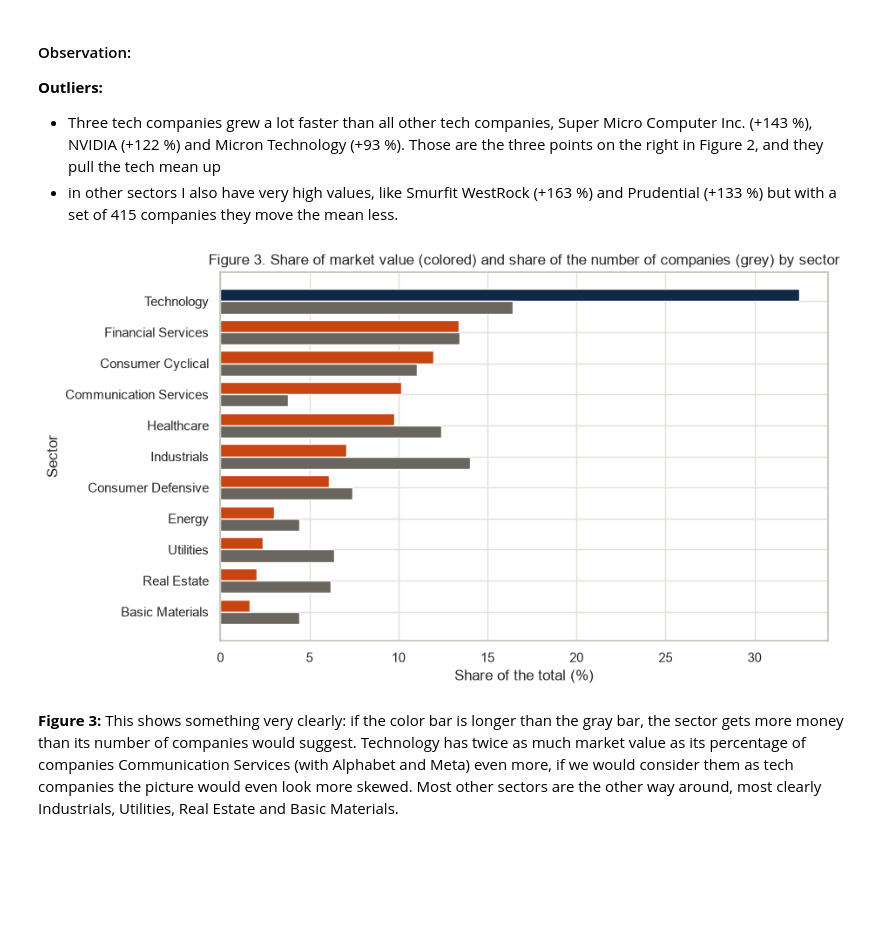
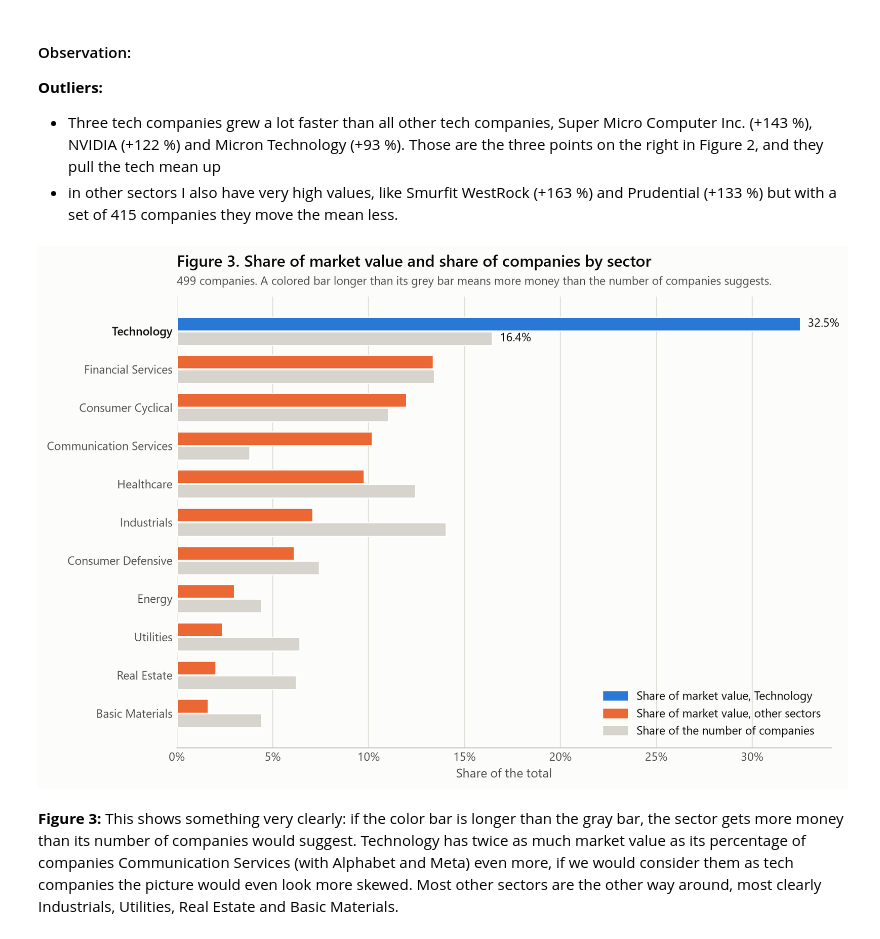
Before and after one commit to Tobolove/sp500-tech-concentration-analysis, a Jupyter notebook: analysis.ipynb, the cells around one changed output. Saved outputs shown, nothing was run; the diff lists cells and outputs as text; code cells hidden in the pictures; blank space fills up the shorter version.

```diff
--- a/analysis.ipynb
+++ b/analysis.ipynb
@@ -795,25 +1006,49 @@ df[df["group"] == "Other sectors"].nlargest(5, "revenue_growth_pct")[["Symbol",
 # %%
 # Figure 3: two bars for each sector
 # colored bar (top): the sectors share of the total market value so this shows the share of the money in the total.
-# gray bar (below): the sectors share of the number of companies (companies in the sector / all the 499 companies)
+# grey bar (below): the sectors share of the number of companies (companies in the sector / all the 499 companies)
 
+# Rank the sectors by market value share, the biggest ends up on top
 ranked = concentration.sort_values("share_of_market_value_pct")
 colors = [COLOR_TECH if sector == "Technology" else COLOR_OTHER for sector in ranked.index]
-plt.figure(figsize=(9, 5.5))
+position = np.arange(len(ranked))
 
- # Make 2 rows per sector for the bars and rank them by market value share
+fig, ax = plt.subplots(figsize=(9, 6), layout="constrained")
+ax.barh(position + 0.19, ranked["share_of_market_value_pct"], height=0.36, color=colors)
+ax.barh(position - 0.19, ranked["share_of_companies_pct"], height=0.36, color=COLOR_NEUTRAL_LIGHT)
 
-position = np.arange(len(ranked))
-plt.barh(position + 0.2, ranked["share_of_market_value_pct"], height=0.4, color=colors)
-plt.barh(position - 0.2, ranked["share_of_companies_pct"], height=0.4, color=COLOR_NEUTRAL)
-plt.yticks(position, ranked.index)
+# Write the two values only for Technology, the sector the question is about. All other values are in the table of 5.2.
+tech_row = list(ranked.index).index("Technology")
+for offset, column in [(0.19, "share_of_market_value_pct"), (-0.19, "share_of_companies_pct")]:
+    value = ranked.loc["Technology", column]
+    ax.text(value + 0.4, tech_row + offset, f"{value:.1f}%", va="center", ha="left", fontsize=9.5, color=INK)
 
-plt.title("Figure 3. Share of market value (colored) and share of the number of companies (grey) by sector")
-plt.xlabel("Share of the total (%)")
-plt.ylabel("Sector")
+ax.set_yticks(position, ranked.index)
+for label in ax.get_yticklabels():
+    if label.get_text() == "Technology":
+        label.set_fontweight("semibold")
+        label.set_color(INK)
+
+ax.xaxis.set_major_formatter(PercentFormatter(decimals=0))
+ax.set_xlabel("Share of the total")
+style_axes(ax, "x")
+ax.spines["left"].set_visible(False)
+ax.legend(
+    handles=[
+        Patch(color=COLOR_TECH, label="Share of market value, Technology"),
+        Patch(color=COLOR_OTHER, label="Share of market value, other sectors"),
+        Patch(color=COLOR_NEUTRAL_LIGHT, label="Share of the number of companies"),
+    ],
+    loc="lower right",
+)
+add_title(
+    ax,
+    "Figure 3. Share of market value and share of companies by sector",
+    f"{len(companies)} companies. A colored bar longer than its grey bar means more money than the number of companies suggests.",
+)
 plt.show()
 # %% [output]
-[figure, old version]
+[figure, new version]
 # %% [markdown]
 **Figure 3:** This shows something very clearly: if the color bar is longer than the gray bar, the sector gets more money than its number of companies would suggest.
 Technology has twice as much market value as its percentage of companies
```
Also changed, not shown: parts of 9 cells of this notebook, 2 other files.
